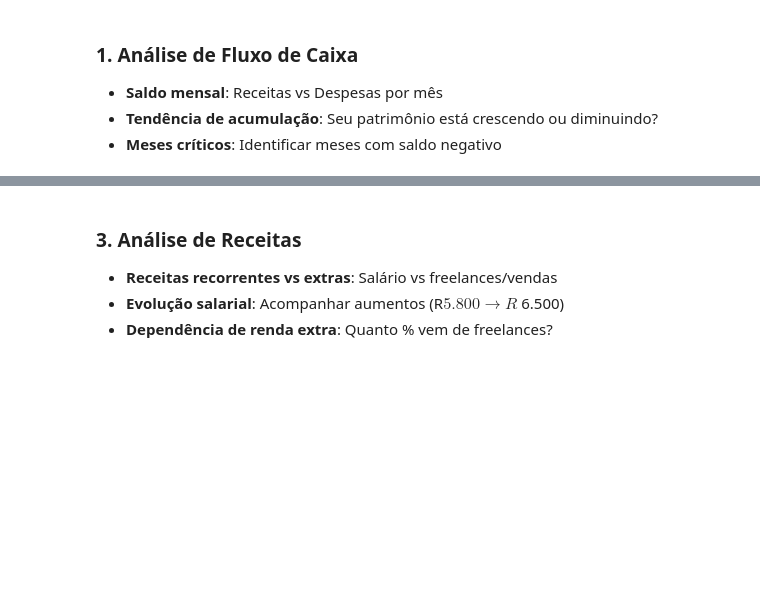
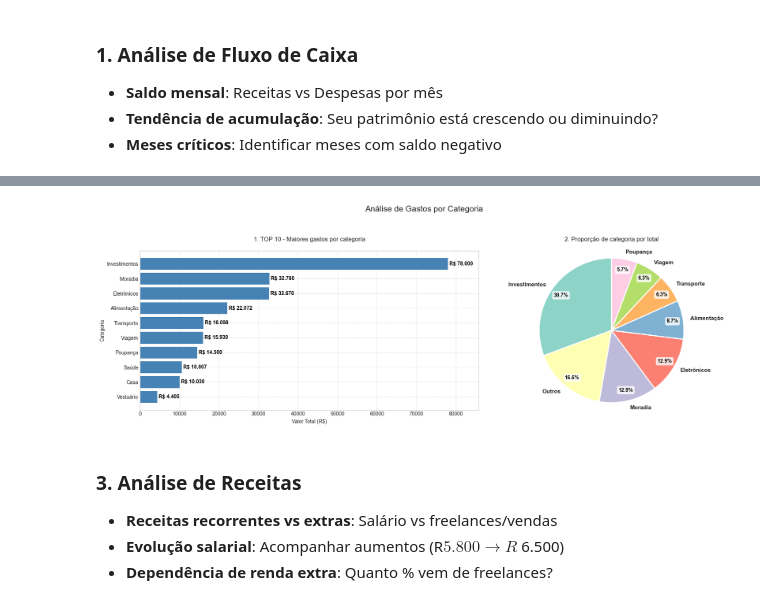
Before and after one commit to SchuedaD/projeto_gestao_financeira, a Jupyter notebook: dados_financeiros.ipynb, the cells around one changed output, grey strips where cells are left out. Saved outputs shown, nothing was run; the diff lists cells and outputs as text; code cells hidden in the pictures; blank space fills up the shorter version.

```diff
--- a/dados_financeiros.ipynb
+++ b/dados_financeiros.ipynb
@@ -165,3 +151,75 @@ plt.bar(maiores_gastos['categoria'],maiores_gastos['valor'])
+# %%
+fig, ax = plt.subplots(nrows=1, ncols=2,figsize=(18,6), gridspec_kw={'width_ratios':[6,4]})
+
+# Top 10 maiores gastos por categoria
+
+maiores_gastos = db.groupby('categoria')['valor'].sum().sort_values(ascending=False).reset_index()
+maiores_gastos10 = maiores_gastos.head(10)
+
+plt.style.use('seaborn-v0_8-whitegrid')
+
+
+ax[0].set_title('1. TOP 10 - Maiores gastos por categoria\n', fontsize=12)
+ax[0].invert_yaxis()
+ax[0].set_xlabel('Valor Total (R$)')
+ax[0].set_ylabel('Categoria')
+ax[0].barh(maiores_gastos10['categoria'],maiores_gastos10['valor'], color='steelblue')
+ax[0].grid(True, linestyle='--',alpha=0.6)
+ax[0].set_xlim(0,maiores_gastos10['valor'].max() * 1.1)
+
+for i, valor in enumerate(maiores_gastos10['valor']):
+    valor_formatado = f' R$ {valor:,.0f}'.replace(',','.')
+    ax[0].text(valor,
+        i,
+        valor_formatado, # Adiciona um pequeno espaço para não tocar na barra
+        ha='left',
+        va='center',
+        fontsize=10,
+        color='black',
+        weight='bold'
+    )
+# Proporção de quanto % cada categoria representa
+maiores_gastos['v/total'] = round((maiores_gastos['valor']/maiores_gastos['valor'].sum())*100,2)
+selecionar_mg = maiores_gastos.iloc[7:]
+selecionar_valor = selecionar_mg['valor'].sum()
+selecionar_vtotal = selecionar_mg['v/total'].sum()
+outros = pd.DataFrame({
+    'categoria':['Outros'],
+    'valor': selecionar_valor,
+    'v/total': selecionar_vtotal
+})
+maiores_gastos6 = maiores_gastos.iloc[:7]
+maiores_gastos_final = pd.concat([maiores_gastos6,outros], ignore_index=True).sort_values('valor',ascending=False)
+
+# Criando gráfico de pizza com melhorias
+colors = plt.cm.Set3(range(len(maiores_gastos_final)))  # Paleta de cores mais vibrante
+
+wedges, texts, autotexts = ax[1].pie(
+    maiores_gastos_final['v/total'],
+    labels=maiores_gastos_final['categoria'],
+    autopct='%1.1f%%',
+    startangle=90,
+    colors=colors,
+    wedgeprops={'edgecolor': 'white', 'linewidth': 2, 'antialiased': True},
+    textprops={'fontsize': 11, 'weight': 'bold'},  # Labels das categorias
+    pctdistance=0.85  # Distância das porcentagens do centro
+)
+
+# Melhorando a visibilidade das porcentagens
+for autotext in autotexts:
+    autotext.set_color('black')
+    autotext.set_fontsize(10)
+    autotext.set_weight('bold')
+    autotext.set_bbox(dict(boxstyle='round,pad=0.3', facecolor='white', alpha=0.8, edgecolor='none'))
+
+ax[1].set_title('2. Proporção de categoria por total\n', fontsize=12)
+ax[1].axis('equal')
+
+fig.suptitle('Análise de Gastos por Categoria\n', fontsize=16, y=1.02)
+plt.tight_layout()
+plt.show()
+# %% [output]
+[figure, added]
 # %% [markdown]
 ### 3. **Análise de Receitas**
 
```
Also changed, not shown: parts of 7 cells of this notebook, 1 other file.
